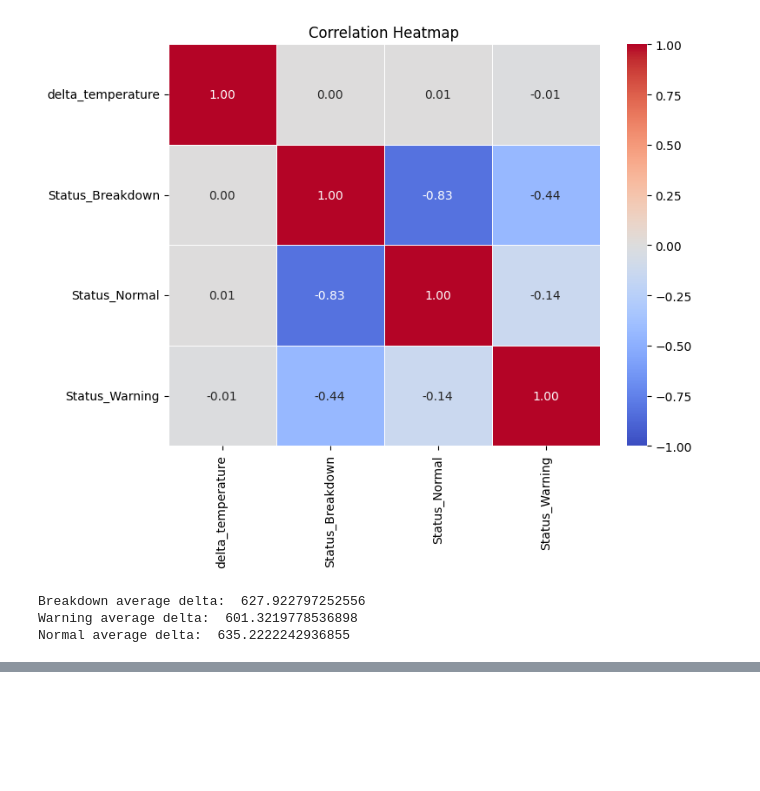
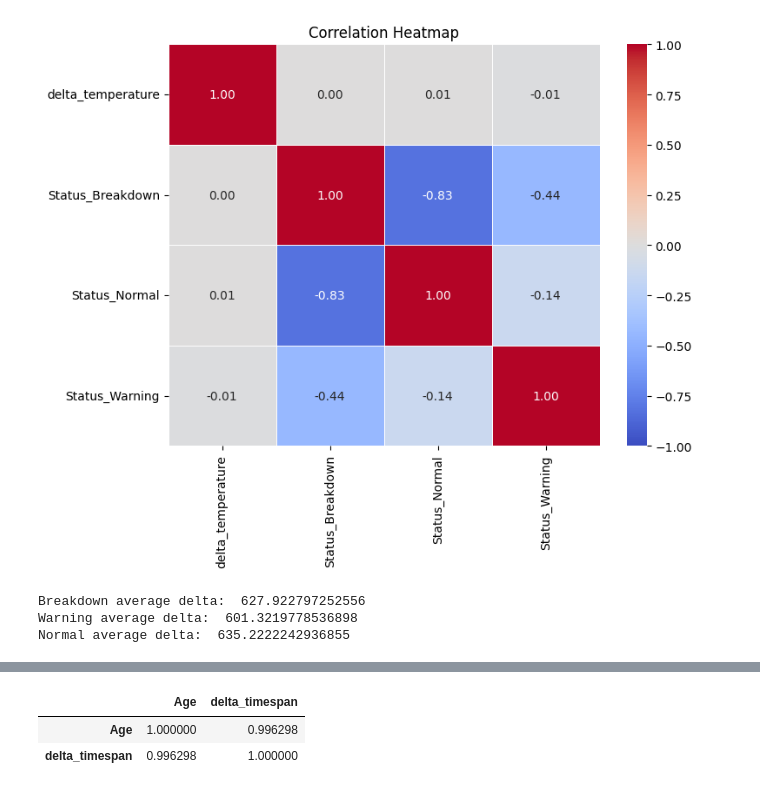
Before and after one commit to adli-arindra/Machine-Breakdown-Prediction, a Jupyter notebook: eda.ipynb, the cells around one changed output, grey strips where cells are left out. Saved outputs shown, nothing was run; the diff lists cells and outputs as text; code cells hidden in the pictures; blank space fills up the shorter version.

```diff
--- a/eda.ipynb
+++ b/eda.ipynb
@@ -572,0 +559,7 @@ Normal average delta:  635.2222242936855
+# %%
+_ = combined_df.copy()
+
+
+_['first_maintenance'] = _.groupby(['ID_Mesin', 'ID_Area'])['Last Maintenance'].transform('min')
+# %%
+_['delta_timespan'] = _['Age'] - (2020 - _['first_maintenance'].dt.year)
@@ -572,0 +605,6 @@ Normal average delta:  635.2222242936855
+# %%
+_[['Age', 'delta_timespan']].corr()
+# %% [output]
+|  | Age | delta_timespan |
+| Age | 1.000000 | 0.996298 |
+| delta_timespan | 0.996298 | 1.000000 |
```
Also changed, not shown: parts of 7 cells of this notebook, 1 other file.
